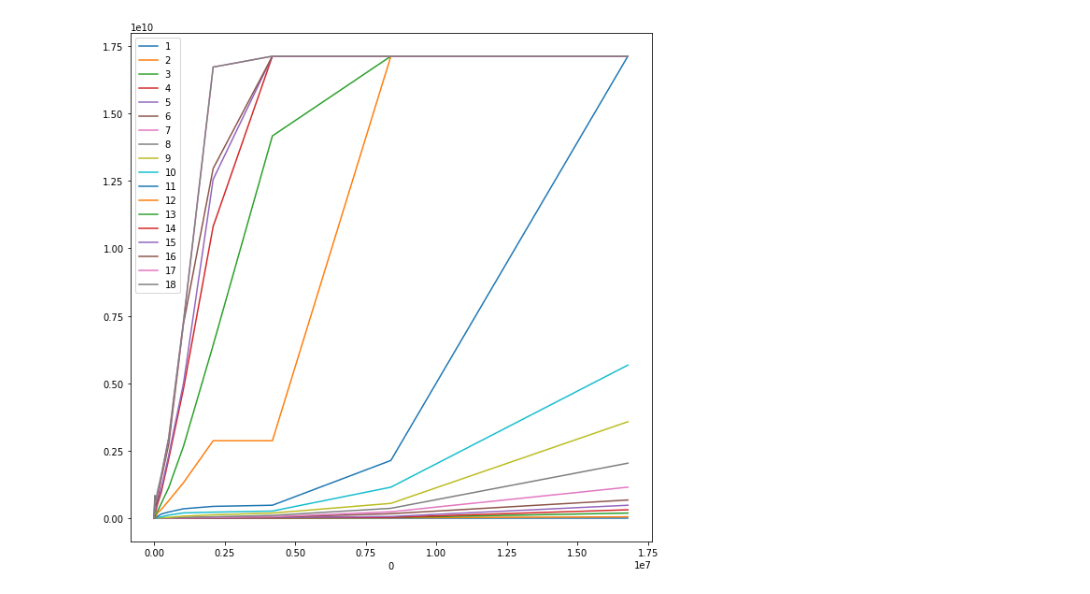
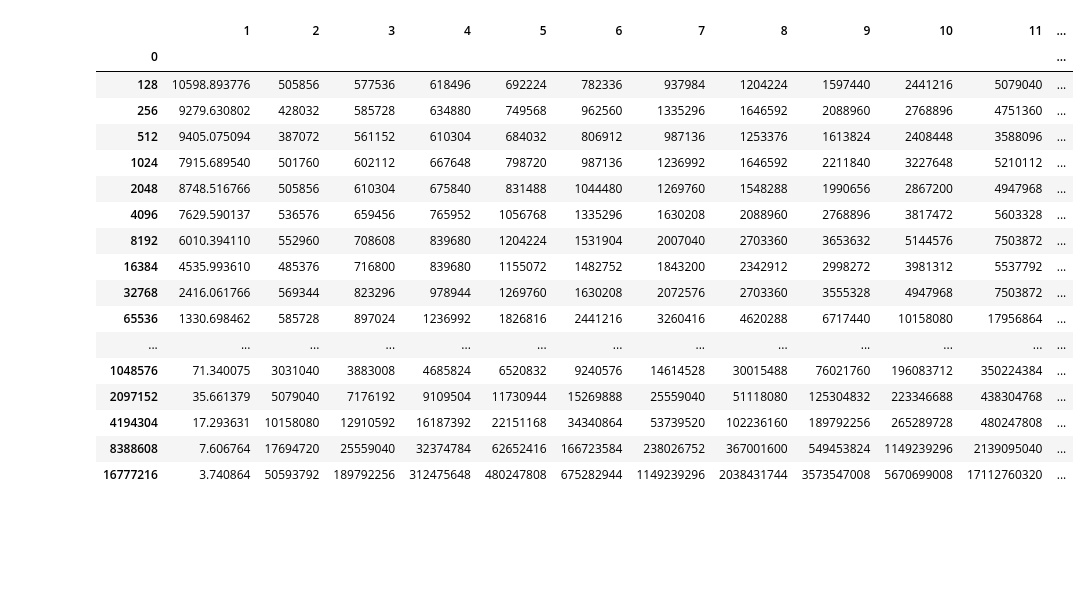
Before and after one commit to stackhpc/stackhpc-io-tools, a Jupyter notebook: analysis.ipynb, the cells around one changed output. Saved outputs shown, nothing was run; the diff lists cells and outputs as text; code cells hidden in the pictures; blank space fills up the shorter version.

```diff
--- a/analysis.ipynb
+++ b/analysis.ipynb
@@ -44,7 +45,24 @@ import pandas
 # bs_job['read']['clat_ns']['percentile']["99.990000"]))
 # %%
 df=pandas.read_csv('./rrc16p16/read-read-iops-latency.dat',header=None,index_col=0)
-# %%
-fig=df.plot(figsize=(10,10))
-# %% [output]
-[figure, removed]
+# %%
+df
+# %% [output]
+|  | 1 | 2 | 3 | 4 | 5 | 6 | 7 | 8 | 9 | 10 | 11 | ... |
+| 0 |  |  |  |  |  |  |  |  |  |  |  | ... |
+| 128 | 10598.893776 | 505856 | 577536 | 618496 | 692224 | 782336 | 937984 | 1204224 | 1597440 | 2441216 | 5079040 | ... |
+| 256 | 9279.630802 | 428032 | 585728 | 634880 | 749568 | 962560 | 1335296 | 1646592 | 2088960 | 2768896 | 4751360 | ... |
+| 512 | 9405.075094 | 387072 | 561152 | 610304 | 684032 | 806912 | 987136 | 1253376 | 1613824 | 2408448 | 3588096 | ... |
+| 1024 | 7915.689540 | 501760 | 602112 | 667648 | 798720 | 987136 | 1236992 | 1646592 | 2211840 | 3227648 | 5210112 | ... |
+| 2048 | 8748.516766 | 505856 | 610304 | 675840 | 831488 | 1044480 | 1269760 | 1548288 | 1990656 | 2867200 | 4947968 | ... |
+| 4096 | 7629.590137 | 536576 | 659456 | 765952 | 1056768 | 1335296 | 1630208 | 2088960 | 2768896 | 3817472 | 5603328 | ... |
+| 8192 | 6010.394110 | 552960 | 708608 | 839680 | 1204224 | 1531904 | 2007040 | 2703360 | 3653632 | 5144576 | 7503872 | ... |
+| 16384 | 4535.993610 | 485376 | 716800 | 839680 | 1155072 | 1482752 | 1843200 | 2342912 | 2998272 | 3981312 | 5537792 | ... |
+| 32768 | 2416.061766 | 569344 | 823296 | 978944 | 1269760 | 1630208 | 2072576 | 2703360 | 3555328 | 4947968 | 7503872 | ... |
+| 65536 | 1330.698462 | 585728 | 897024 | 1236992 | 1826816 | 2441216 | 3260416 | 4620288 | 6717440 | 10158080 | 17956864 | ... |
+| ... | ... | ... | ... | ... | ... | ... | ... | ... | ... | ... | ... | ... |
+| 1048576 | 71.340075 | 3031040 | 3883008 | 4685824 | 6520832 | 9240576 | 14614528 | 30015488 | 76021760 | 196083712 | 350224384 | ... |
+| 2097152 | 35.661379 | 5079040 | 7176192 | 9109504 | 11730944 | 15269888 | 25559040 | 51118080 | 125304832 | 223346688 | 438304768 | ... |
+| 4194304 | 17.293631 | 10158080 | 12910592 | 16187392 | 22151168 | 34340864 | 53739520 | 102236160 | 189792256 | 265289728 | 480247808 | ... |
+| 8388608 | 7.606764 | 17694720 | 25559040 | 32374784 | 62652416 | 166723584 | 238026752 | 367001600 | 549453824 | 1149239296 | 2139095040 | ... |
+| 16777216 | 3.740864 | 50593792 | 189792256 | 312475648 | 480247808 | 675282944 | 1149239296 | 2038431744 | 3573547008 | 5670699008 | 17112760320 | ... |
```
Also changed, not shown: parts of 3 cells of this notebook, 1 other file.
